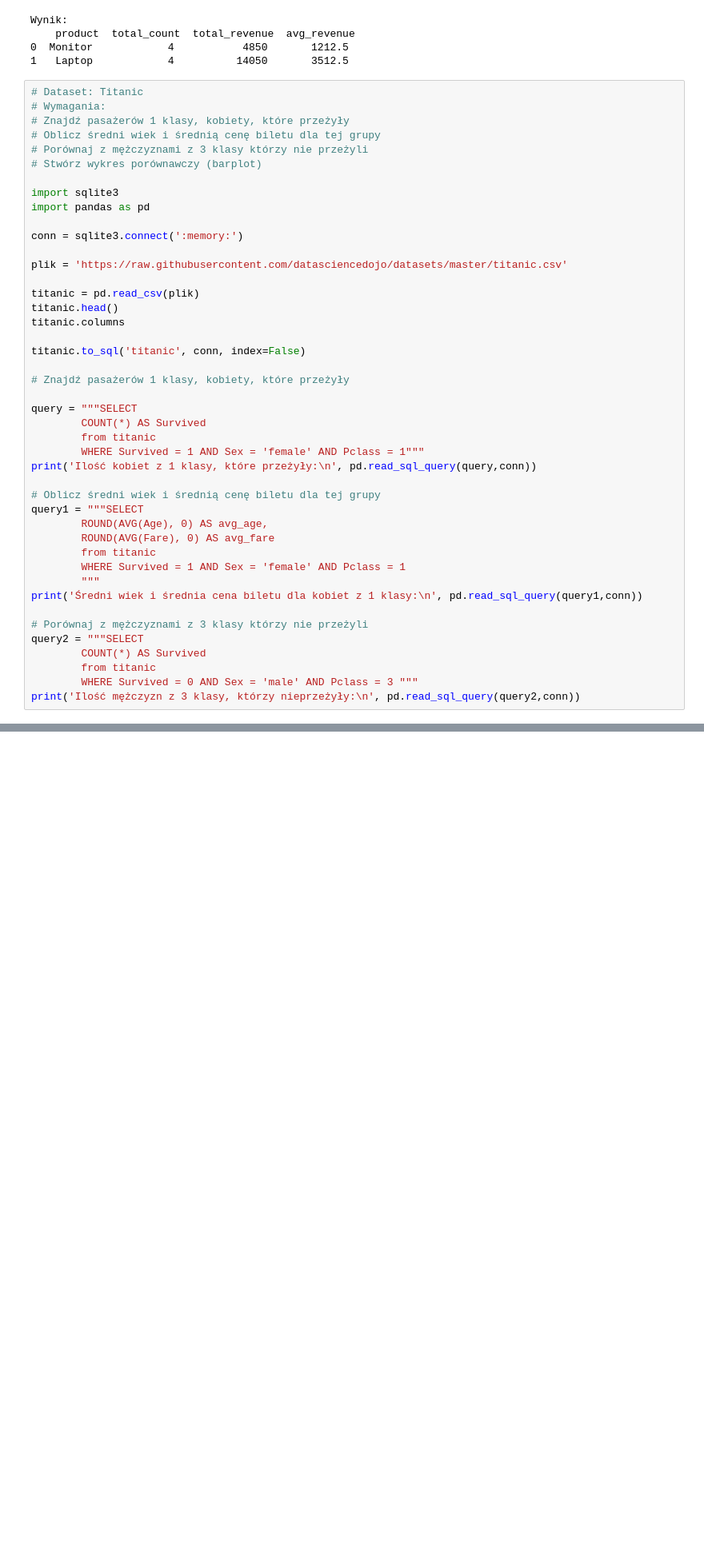
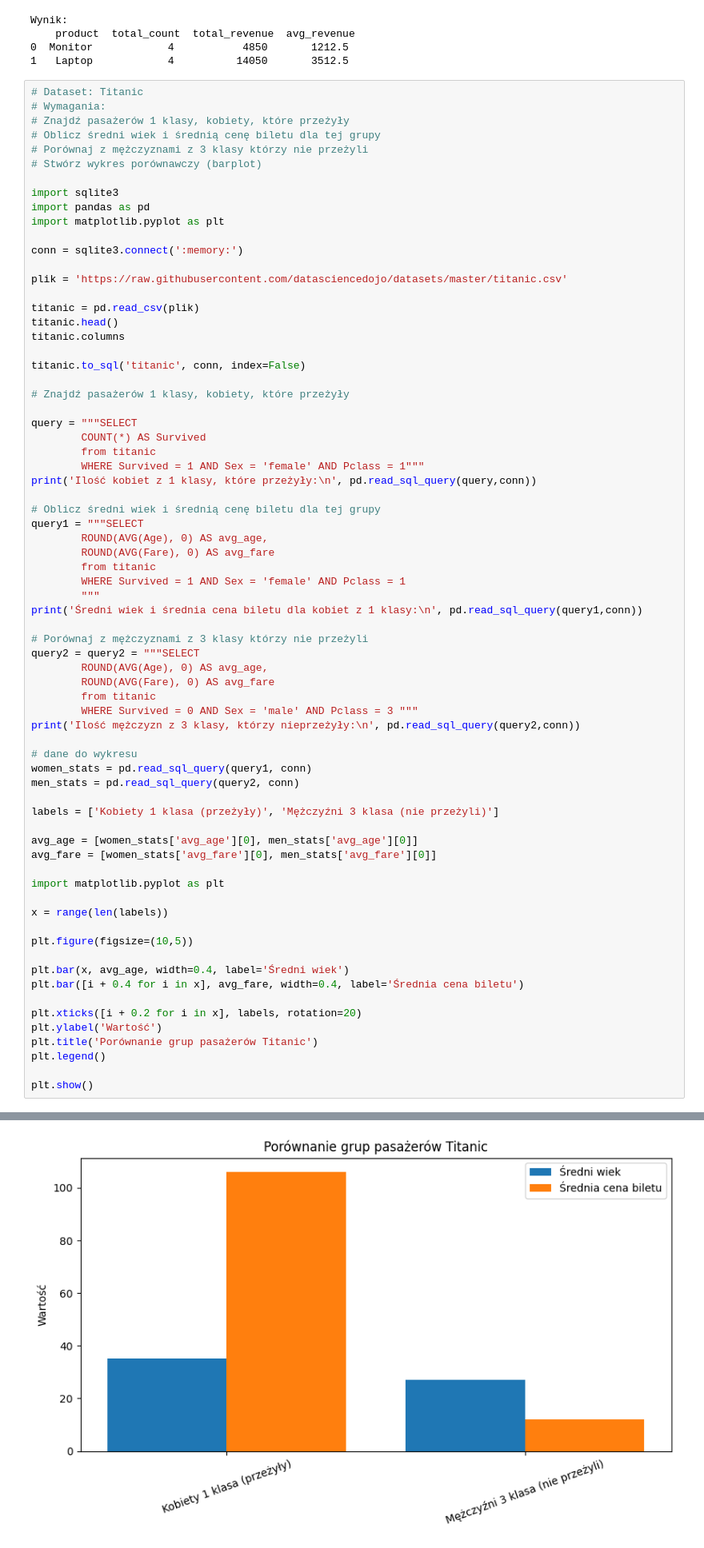
Before and after one commit to Alicjateper/Projects, a Jupyter notebook: Data_Science/Programowanie Python/Laboratorium/14_SQL_zapytania_i_łączenia_Lab.ipynb, the cells around one changed output, grey strips where cells are left out. Shown at 80% size. Saved outputs shown, nothing was run; the diff lists cells and outputs as text; blank space fills up the shorter version.

```diff
--- a/Data_Science/Programowanie Python/Laboratorium/14_SQL_zapytania_i_łączenia_Lab.ipynb
+++ b/Data_Science/Programowanie Python/Laboratorium/14_SQL_zapytania_i_łączenia_Lab.ipynb
@@ -240,6 +240,7 @@ Wynik:
 
 import sqlite3
 import pandas as pd
+import matplotlib.pyplot as plt
 
 conn = sqlite3.connect(':memory:')
 
@@ -269,11 +270,37 @@ query1 = """SELECT
 print('Średni wiek i średnia cena biletu dla kobiet z 1 klasy:\n', pd.read_sql_query(query1,conn))
 
 # Porównaj z mężczyznami z 3 klasy którzy nie przeżyli
-query2 = """SELECT
-        COUNT(*) AS Survived
+query2 = query2 = """SELECT
+        ROUND(AVG(Age), 0) AS avg_age,
+        ROUND(AVG(Fare), 0) AS avg_fare
         from titanic
         WHERE Survived = 0 AND Sex = 'male' AND Pclass = 3 """
 print('Ilość mężczyzn z 3 klasy, którzy nieprzeżyły:\n', pd.read_sql_query(query2,conn))
+
+# dane do wykresu
+women_stats = pd.read_sql_query(query1, conn)
+men_stats = pd.read_sql_query(query2, conn)
+
+labels = ['Kobiety 1 klasa (przeżyły)', 'Mężczyźni 3 klasa (nie przeżyli)']
+
+avg_age = [women_stats['avg_age'][0], men_stats['avg_age'][0]]
+avg_fare = [women_stats['avg_fare'][0], men_stats['avg_fare'][0]]
+
+import matplotlib.pyplot as plt
+
+x = range(len(labels))
+
+plt.figure(figsize=(10,5))
+
+plt.bar(x, avg_age, width=0.4, label='Średni wiek')
+plt.bar([i + 0.4 for i in x], avg_fare, width=0.4, label='Średnia cena biletu')
+
+plt.xticks([i + 0.2 for i in x], labels, rotation=20)
+plt.ylabel('Wartość')
+plt.title('Porównanie grup pasażerów Titanic')
+plt.legend()
+
+plt.show()
 # %% [output]
 Ilość kobiet z 1 klasy, które przeżyły:
     Survived
@@ -286,0 +314 @@ Ilość mężczyzn z 3 klasy, którzy nieprzeżyły:
+[figure, added]
```
Also changed, not shown: parts of 1 cell of this notebook.
